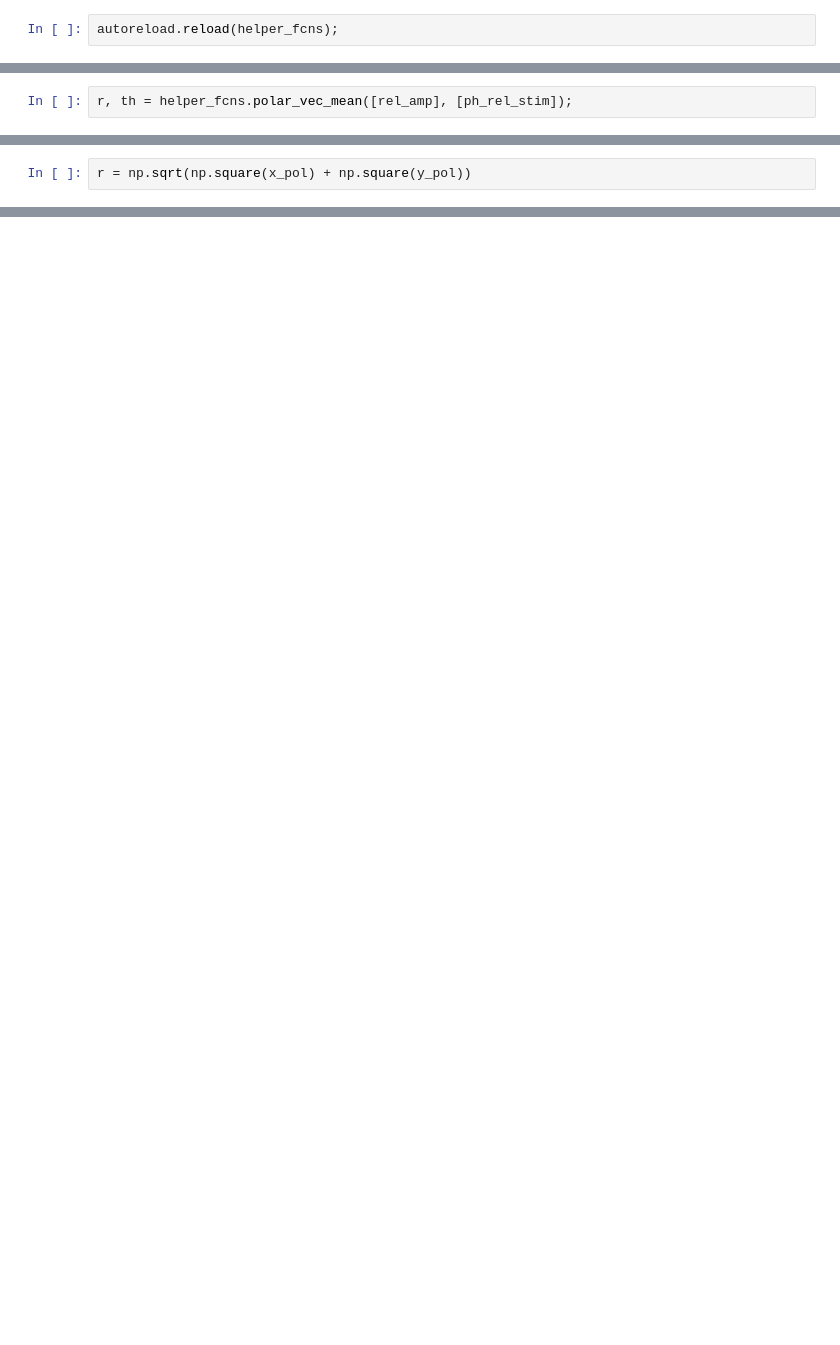
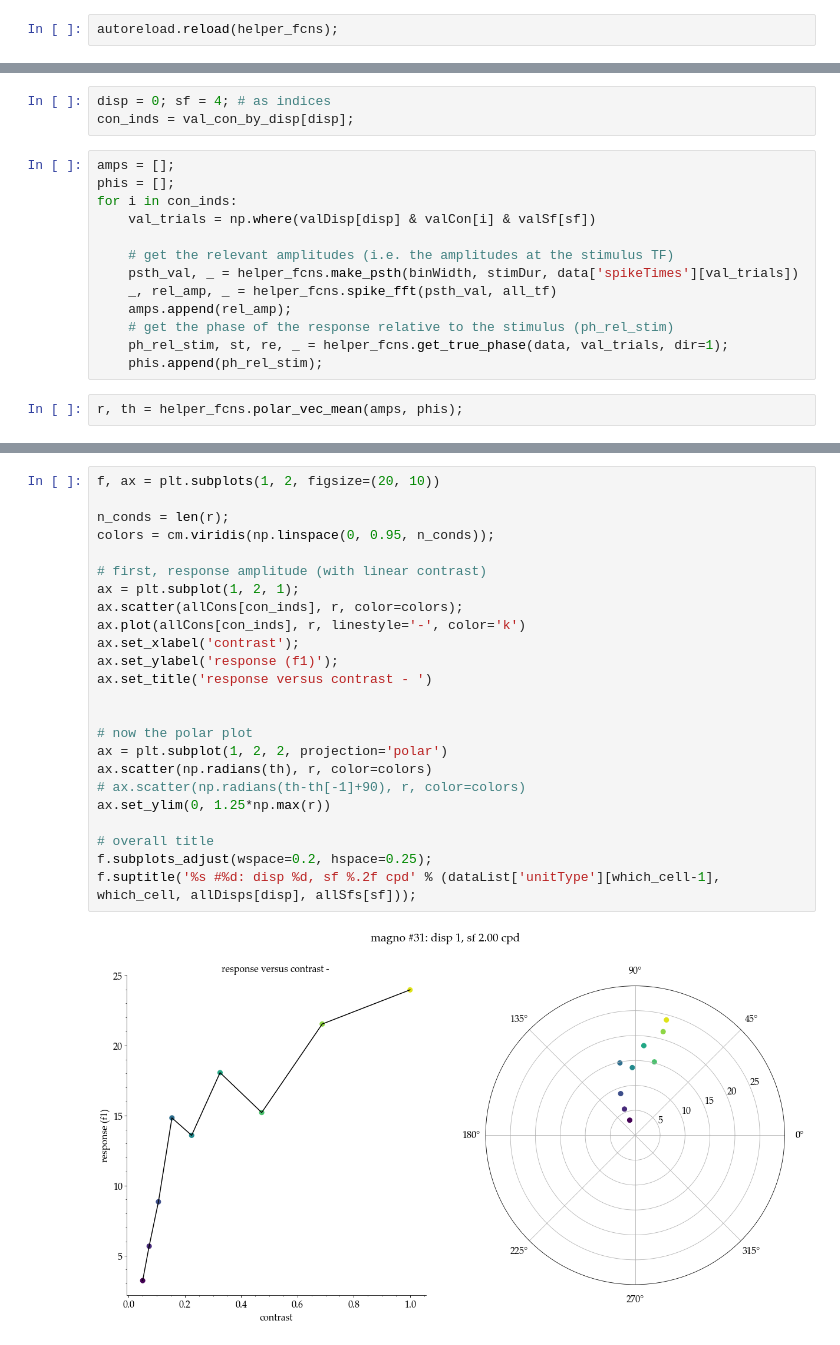
Before and after one commit to paul-levy/SF-diversity, a Jupyter notebook: LGN/analysis/functions/plotting.ipynb, the cells around one changed output, grey strips where cells are left out. Saved outputs shown, nothing was run; the diff lists cells and outputs as text; blank space fills up the shorter version.

Commit message:
attempting to fix merge conflict - this version of helper_fcns has proper handling for multiple amp/phase sets, but wrong angle handling

```diff
--- a/LGN/analysis/functions/plotting.ipynb
+++ b/LGN/analysis/functions/plotting.ipynb
@@ -507,2 +532,18 @@ autoreload.reload(helper_fcns);
+# %%
+disp = 0; sf = 4; # as indices
+con_inds = val_con_by_disp[disp];
+# %%
+amps = [];
+phis = [];
+for i in con_inds:
+    val_trials = np.where(valDisp[disp] & valCon[i] & valSf[sf])
+
+    # get the relevant amplitudes (i.e. the amplitudes at the stimulus TF)
+    psth_val, _ = helper_fcns.make_psth(binWidth, stimDur, data['spikeTimes'][val_trials])
+    _, rel_amp, _ = helper_fcns.spike_fft(psth_val, all_tf)
+    amps.append(rel_amp);
+    # get the phase of the response relative to the stimulus (ph_rel_stim)
+    ph_rel_stim, st, re, _ = helper_fcns.get_true_phase(data, val_trials, dir=1);
+    phis.append(ph_rel_stim);
 # %%
-r, th = helper_fcns.polar_vec_mean([rel_amp], [ph_rel_stim]);
+r, th = helper_fcns.polar_vec_mean(amps, phis);
@@ -513,2 +549,0 @@ r, th = helper_fcns.polar_vec_mean([rel_amp], [ph_rel_stim]);
-# %%
-r = np.sqrt(np.square(x_pol) + np.square(y_pol))
@@ -528,0 +589,26 @@ array([74.84038402])
+# %%
+f, ax = plt.subplots(1, 2, figsize=(20, 10))
+
+n_conds = len(r);
+colors = cm.viridis(np.linspace(0, 0.95, n_conds));
+
+# first, response amplitude (with linear contrast)
+ax = plt.subplot(1, 2, 1);
+ax.scatter(allCons[con_inds], r, color=colors);
+ax.plot(allCons[con_inds], r, linestyle='-', color='k')
+ax.set_xlabel('contrast');
+ax.set_ylabel('response (f1)');
+ax.set_title('response versus contrast - ')
+
+
+# now the polar plot
+ax = plt.subplot(1, 2, 2, projection='polar')
+ax.scatter(np.radians(th), r, color=colors)
+# ax.scatter(np.radians(th-th[-1]+90), r, color=colors)
+ax.set_ylim(0, 1.25*np.max(r))
+
+# overall title
+f.subplots_adjust(wspace=0.2, hspace=0.25);
+f.suptitle('%s #%d: disp %d, sf %.2f cpd' % (dataList['unitType'][which_cell-1], which_cell, allDisps[disp], allSfs[sf]));
+# %% [output]
+[figure, added]
```
Also changed, not shown: parts of 18 cells of this notebook, 2 other files.
